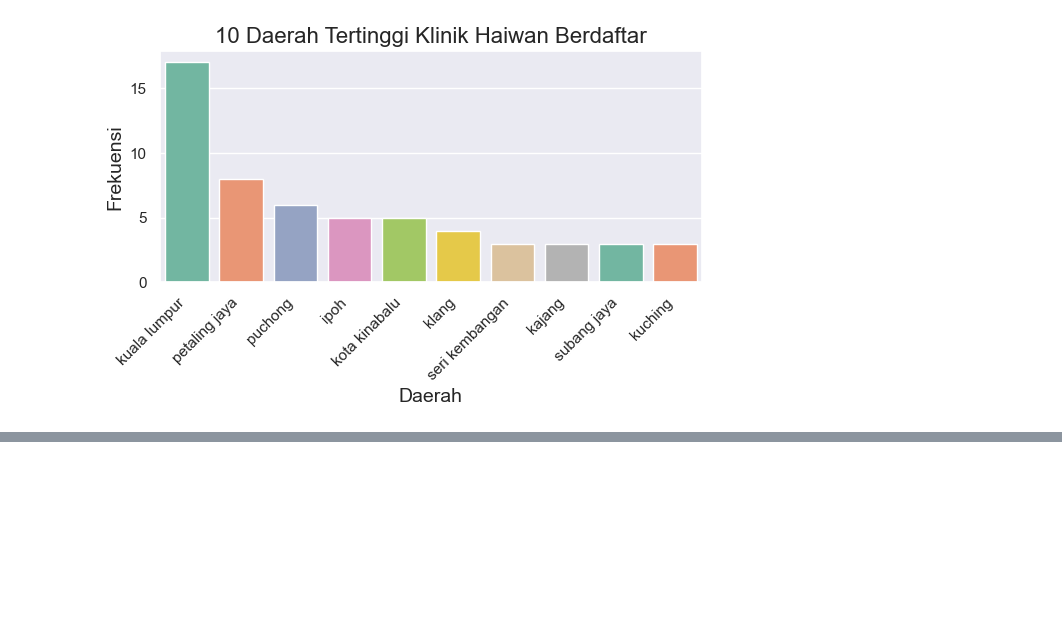
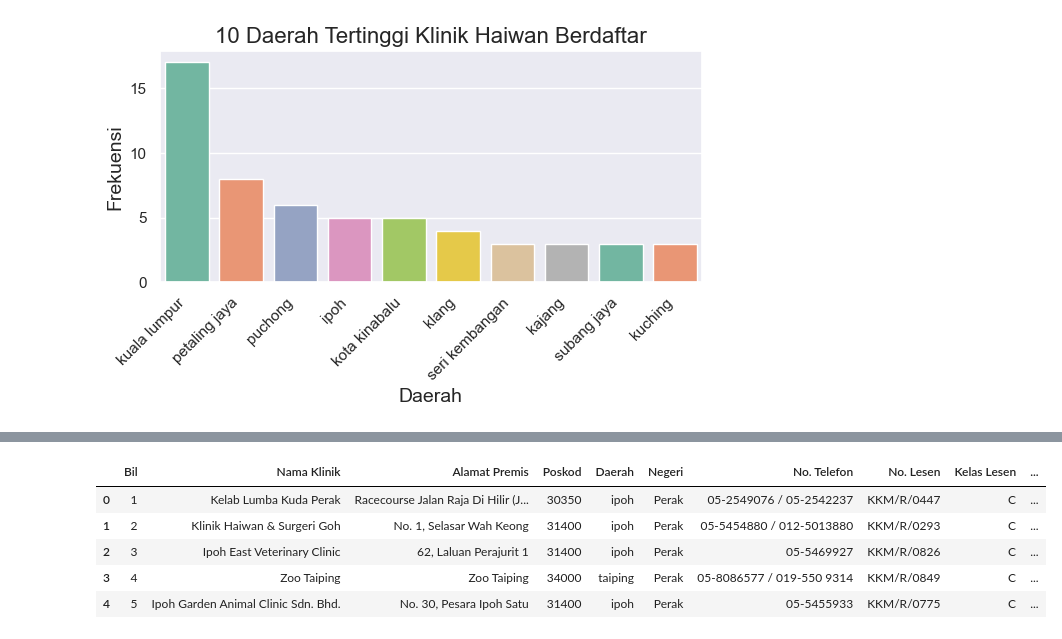
Before and after one commit to oishylea/MalaysiaVetServices, a Jupyter notebook: MalaysiaVetServices.ipynb, the cells around one changed output, grey strips where cells are left out. Saved outputs shown, nothing was run; the diff lists cells and outputs as text; code cells hidden in the pictures; blank space fills up the shorter version.

```diff
--- a/MalaysiaVetServices.ipynb
+++ b/MalaysiaVetServices.ipynb
@@ -589,0 +643,9 @@ Passing `palette` without assigning `hue` is deprecated and will be removed in v
+# %%
+vet.head()
+# %% [output]
+|  | Bil | Nama Klinik | Alamat Premis | Poskod | Daerah | Negeri | No. Telefon | No. Lesen | Kelas Lesen | ... |
+| 0 | 1 | Kelab Lumba Kuda Perak | Racecourse Jalan Raja Di Hilir (J... | 30350 | ipoh | Perak | 05-2549076 / 05-2542237 | KKM/R/0447 | C | ... |
+| 1 | 2 | Klinik Haiwan & Surgeri Goh | No. 1, Selasar Wah Keong | 31400 | ipoh | Perak | 05-5454880 / 012-5013880 | KKM/R/0293 | C | ... |
+| 2 | 3 | Ipoh East Veterinary Clinic | 62, Laluan Perajurit 1 | 31400 | ipoh | Perak | 05-5469927 | KKM/R/0826 | C | ... |
+| 3 | 4 | Zoo Taiping | Zoo Taiping | 34000 | taiping | Perak | 05-8086577 / 019-550 9314 | KKM/R/0849 | C | ... |
+| 4 | 5 | Ipoh Garden Animal Clinic Sdn. Bhd. | No. 30, Pesara Ipoh Satu | 31400 | ipoh | Perak | 05-5455933 | KKM/R/0775 | C | ... |
```
Also changed, not shown: parts of 6 cells of this notebook, 3 other files.
